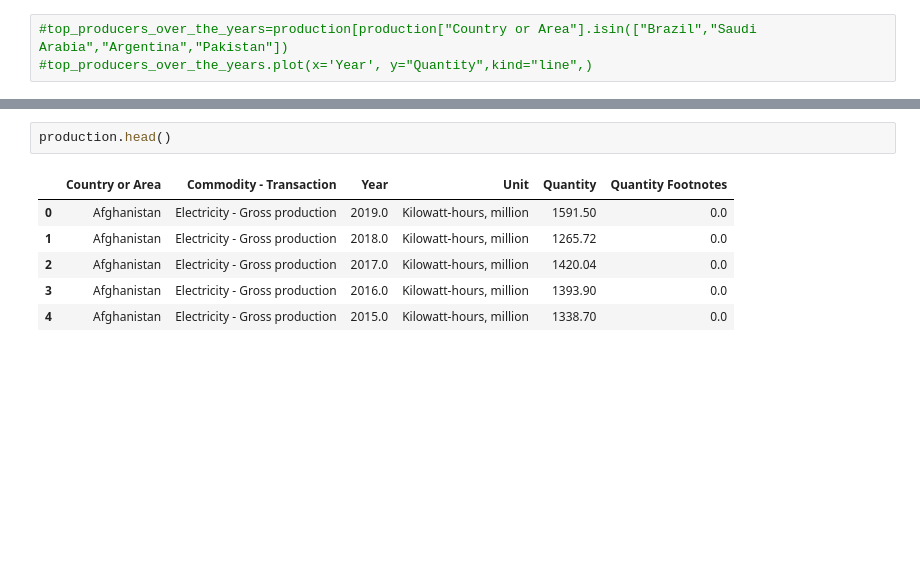
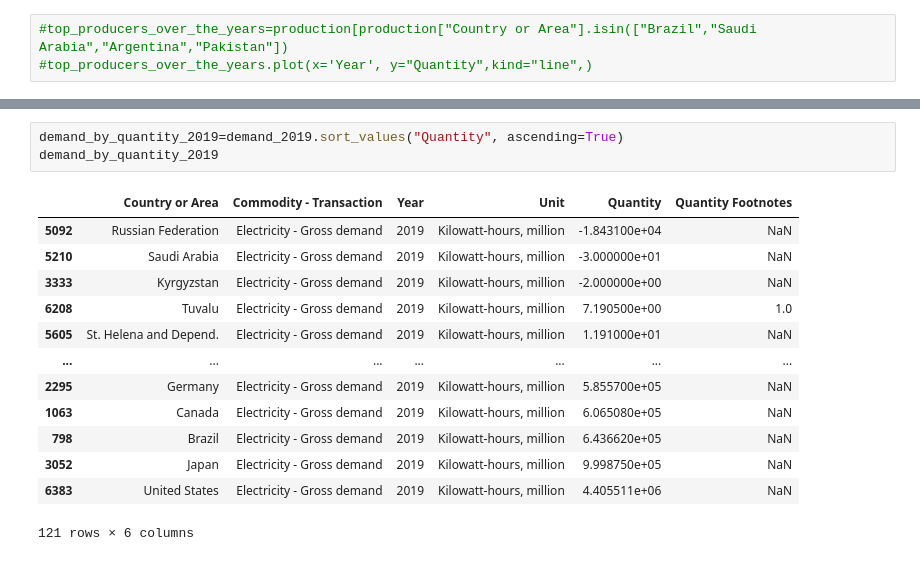
Before and after one commit to nss-data-science-cohort-5/un_exploration-ZhenyaC, a Jupyter notebook: notebooks/electricity.ipynb, the cells around one changed output, grey strips where cells are left out. Drawn from its saved outputs; the diff is of its cells as text; blank space fills up the shorter version.

```diff
--- a/notebooks/electricity.ipynb
+++ b/notebooks/electricity.ipynb
@@ -56,9 +57,17 @@ plt.show()
 # %%
-production.head()
+demand_by_quantity_2019=demand_2019.sort_values("Quantity", ascending=True)
+demand_by_quantity_2019
 # %% [output]
 |  | Country or Area | Commodity - Transaction | Year | Unit | Quantity | Quantity Footnotes |
-| 0 | Afghanistan | Electricity - Gross production | 2019.0 | Kilowatt-hours, million | 1591.50 | 0.0 |
-| 1 | Afghanistan | Electricity - Gross production | 2018.0 | Kilowatt-hours, million | 1265.72 | 0.0 |
-| 2 | Afghanistan | Electricity - Gross production | 2017.0 | Kilowatt-hours, million | 1420.04 | 0.0 |
-| 3 | Afghanistan | Electricity - Gross production | 2016.0 | Kilowatt-hours, million | 1393.90 | 0.0 |
-| 4 | Afghanistan | Electricity - Gross production | 2015.0 | Kilowatt-hours, million | 1338.70 | 0.0 |
+| 5092 | Russian Federation | Electricity - Gross demand | 2019 | Kilowatt-hours, million | -1.843100e+04 | NaN |
+| 5210 | Saudi Arabia | Electricity - Gross demand | 2019 | Kilowatt-hours, million | -3.000000e+01 | NaN |
+| 3333 | Kyrgyzstan | Electricity - Gross demand | 2019 | Kilowatt-hours, million | -2.000000e+00 | NaN |
+| 6208 | Tuvalu | Electricity - Gross demand | 2019 | Kilowatt-hours, million | 7.190500e+00 | 1.0 |
+| 5605 | St. Helena and Depend. | Electricity - Gross demand | 2019 | Kilowatt-hours, million | 1.191000e+01 | NaN |
+| ... | ... | ... | ... | ... | ... | ... |
+| 2295 | Germany | Electricity - Gross demand | 2019 | Kilowatt-hours, million | 5.855700e+05 | NaN |
+| 1063 | Canada | Electricity - Gross demand | 2019 | Kilowatt-hours, million | 6.065080e+05 | NaN |
+| 798 | Brazil | Electricity - Gross demand | 2019 | Kilowatt-hours, million | 6.436620e+05 | NaN |
+| 3052 | Japan | Electricity - Gross demand | 2019 | Kilowatt-hours, million | 9.998750e+05 | NaN |
+| 6383 | United States | Electricity - Gross demand | 2019 | Kilowatt-hours, million | 4.405511e+06 | NaN |
+121 rows × 6 columns
```
Also changed, not shown: parts of 11 cells of this notebook.
